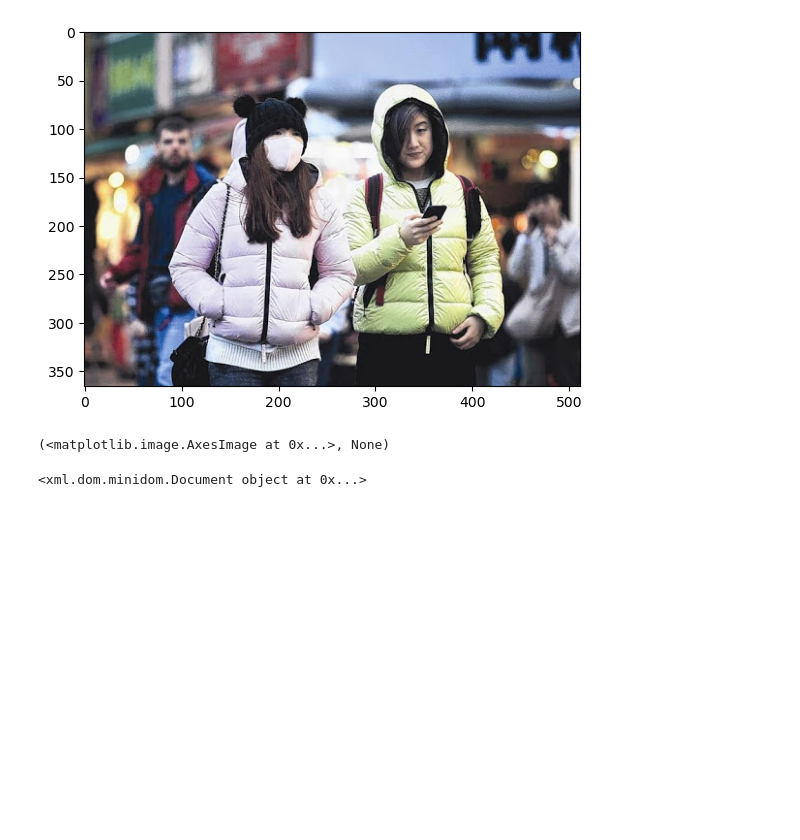
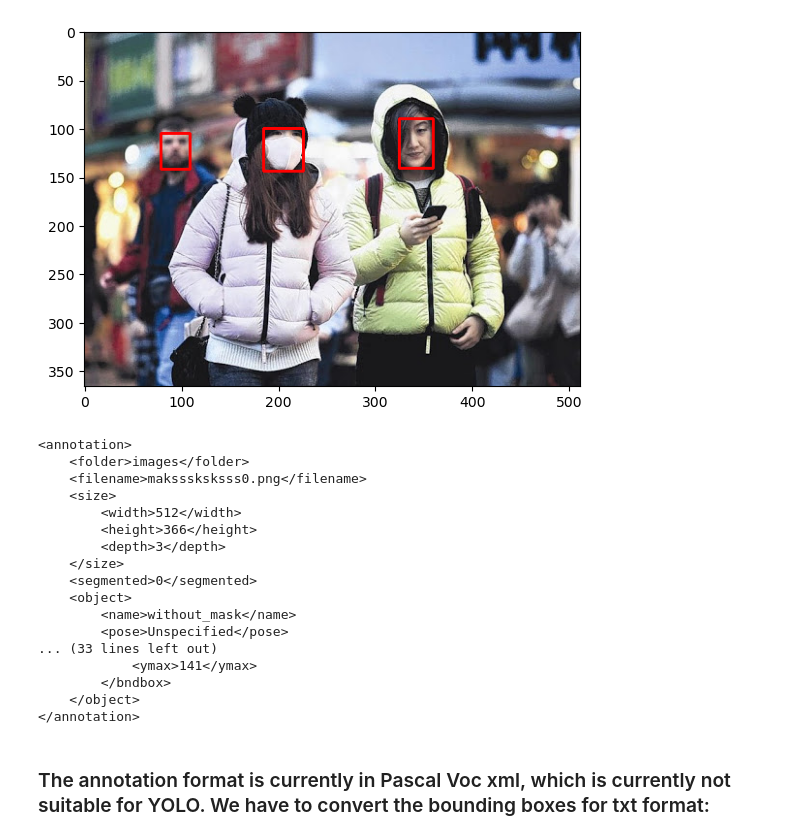
Before and after one commit to TheoFABIEN/Funny-projects, a Jupyter notebook: yolo-face-mask-detection.ipynb, the cells around one changed output. Saved outputs shown, nothing was run; the diff lists cells and outputs as text; code cells hidden in the pictures; blank space fills up the shorter version.

Commit message:
Kaggle Notebook | YOLO face mask detection | Version 4

```diff
--- a/yolo-face-mask-detection.ipynb
+++ b/yolo-face-mask-detection.ipynb
@@ -30,17 +20,55 @@ Note: you may need to restart the kernel to use updated packages.
-# %%
-images_path = "/kaggle/input/face-mask-detection/images/*"
-annot_path = "/kaggle/input/face-mask-detection/annotations/*"
-
-images = ski.io.imread_collection(images_path).files
-annotations = glob.glob(annot_path)
-
-test = ski.io.imread(images[0])
-plt.imshow(test), plt.show()
-# %% [output]
-[figure, removed]
-(<matplotlib.image.AxesImage at 0x...>, None)
-# %%
-test = minidom.parse(annotations[0])
-print(test)
-# %% [output]
-<xml.dom.minidom.Document object at 0x...>
+# %%
+images_path = "/kaggle/input/face-mask-detection/images/*"
+annot_path = "/kaggle/input/face-mask-detection/annotations/*"
+
+images = ski.io.imread_collection(images_path).files
+annotations = sorted(glob.glob(annot_path))
+
+
+# Show sample image and print bounding boxes from the corresponding label
+
+test_img = ski.io.imread(images[0])
+
+dom = xml.dom.minidom.parse(annotations[0])
+root = dom.documentElement
+objects = dom.getElementsByTagName("object")
+
+for i, object in enumerate(objects):
+    bndbox = root.getElementsByTagName('bndbox')[i]
+    xmin = bndbox.getElementsByTagName('xmin')[0]
+    ymin = bndbox.getElementsByTagName('ymin')[0]
+    xmax = bndbox.getElementsByTagName('xmax')[0]
+    ymax = bndbox.getElementsByTagName('ymax')[0]
+    xmin_data=xmin.childNodes[0].data
+    ymin_data=ymin.childNodes[0].data
+    xmax_data=xmax.childNodes[0].data
+    ymax_data=ymax.childNodes[0].data
+    cv2.rectangle(test_img, (int(xmin_data), int(ymin_data)), (int(xmax_data), int(ymax_data)), (255, 0, 0), 2)
+
+plt.imshow(test_img), plt.show()
+
+
+# Also show xml format of the label
+
+with open(annotations[0]) as test_label:
+    text = test_label.read()
+    print(text)
+# %% [output]
+[figure, added]
+<annotation>
+    <folder>images</folder>
+    <filename>maksssksksss0.png</filename>
+    <size>
+        <width>512</width>
+        <height>366</height>
+        <depth>3</depth>
+    </size>
+    <segmented>0</segmented>
+    <object>
+        <name>without_mask</name>
+        <pose>Unspecified</pose>
+... (33 lines left out)
+            <ymax>141</ymax>
+        </bndbox>
+    </object>
+</annotation>
@@ -46,0 +87,2 @@ print(test)
+# %% [markdown]
+### The annotation format is currently in Pascal Voc xml, which is currently not suitable for YOLO. We have to convert the bounding boxes for txt format:
```
Also changed, not shown: parts of 7 cells of this notebook.
